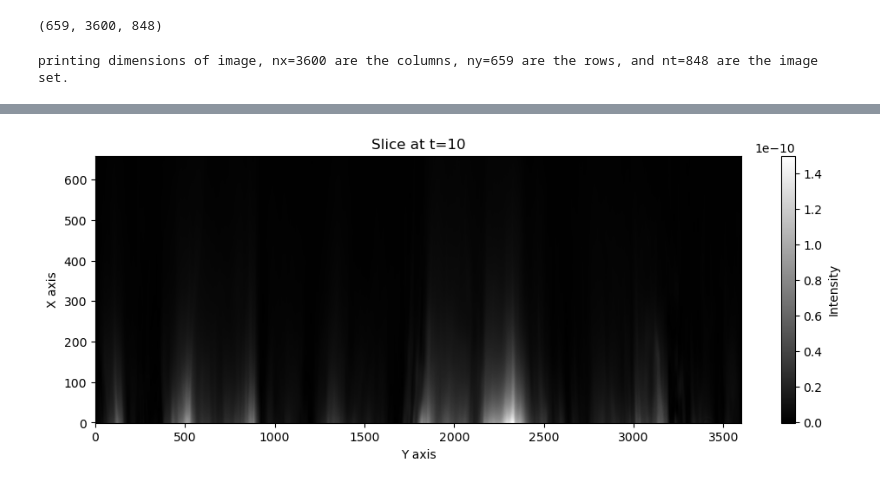
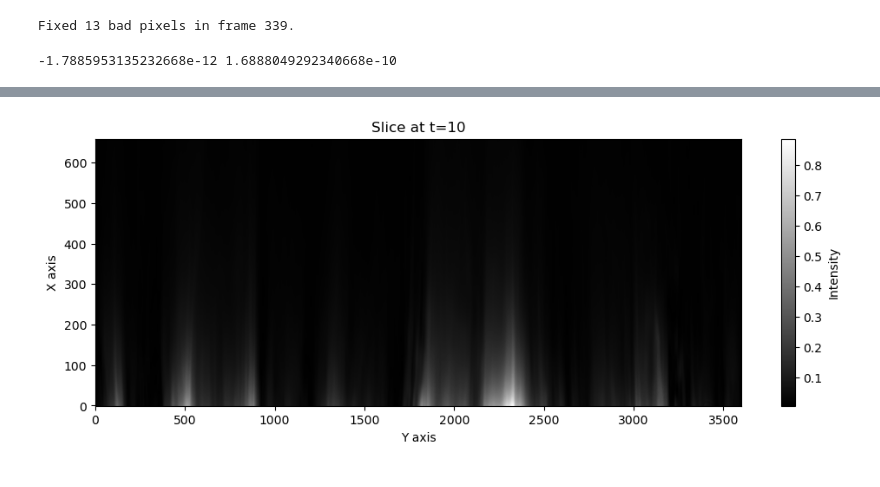
Before and after one commit to valmirmoraes/SynCOM-python, a Jupyter notebook: open_file.ipynb, the cells around one changed output, grey strips where cells are left out. Drawn from its saved outputs; the diff is of its cells as text; code cells hidden in the pictures.

```diff
--- a/open_file.ipynb
+++ b/open_file.ipynb
@@ -139,37 +170,32 @@ There may be extra bytes after the last HDU or the file is corrupted. [astropy.i
 # %%
 data_cube.shape
+
+fixed_data = fix_given_bad_pixels(data_cube)
 # %% [output]
-(659, 3600, 848)
+Fixed 13 bad pixels in frame 339.
+# %%
+min_val = np.min(fixed_data)
+max_val = np.max(fixed_data)
+
+data_cube_normalized = (fixed_data - min_val) / (max_val - min_val)
+
+print(min_val,max_val)
+# %% [output]
+-1.7885953135232668e-12 1.6888049292340668e-10
 # %%
 # image will be produced from a datacube of (ny,nt,nx)
 # by fixing nt, we have a polar image from the coronagraph
 
-import matplotlib.pyplot as plt
+slice_index = 10
 
-def test_open_file_slice(name_pattern=None):
-    """
-    Test function to show how to use `open_file` and plot a slice.
-    """
-    # Grab the data cube
-    data_cube = open_file(name=name_pattern, raw=False)  # or adjust raw, normalized, etc.
+# Extract that slice: data_cube[:, 10, :]
+image_slice = data_cube_normalized[:, :, slice_index]
 
-    # Let's pick t=10 (assuming we have at least 11 frames!)
-    slice_index = 10
-    if data_cube.shape[1] <= slice_index:
-        raise IndexError(f"Cube does not have index {slice_index} in the 't' dimension.")
-
-    # Extract that slice: data_cube[:, 10, :]
-    image_slice = data_cube[:, slice_index, :]
-
-    plt.figure(figsize=(12, 4))
-    plt.imshow(image_slice, origin='lower', cmap='gray', aspect='auto')
-    plt.colorbar(label='Intensity')
-    plt.title(f"Slice at t={slice_index}")
-    plt.xlabel('Y axis')
-    plt.ylabel('X axis')
-    plt.show()
-
-# Example usage:
-test_open_file_slice("/Users/vpereir1/Desktop/SynCOM_project/data/STEREO_data/*.fts")
+plt.figure(figsize=(12, 4))
+plt.imshow(image_slice, origin='lower', cmap='gray', aspect='auto')
+plt.colorbar(label='Intensity')
+plt.title(f"Slice at t={slice_index}")
+plt.xlabel('Y axis')
+plt.ylabel('X axis')
+plt.show()
 # %% [output]
-printing dimensions of image, nx=3600 are the columns, ny=659 are the rows, and nt=848 are the image set.
@@ -180,4 +202,4 @@ There may be extra bytes after the last HDU or the file is corrupted. [astropy.i
-[figure, old version]
+[figure, new version]
 # %%
 # image will be produced from a datacube of (ny,nt,nx)
 # by fixing nx, we have a distance-time plot (snapshot of the flow in a specific angular direction)
```
Also changed, not shown: parts of 10 cells of this notebook.
